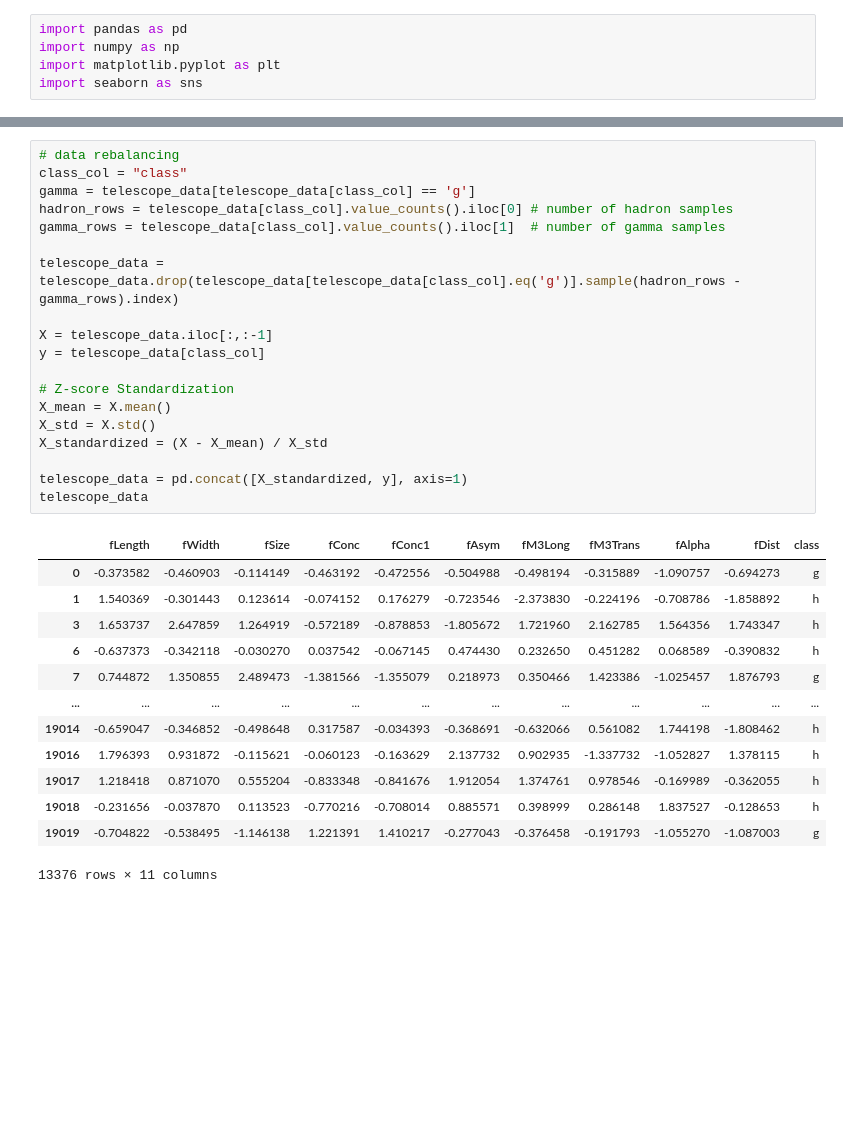
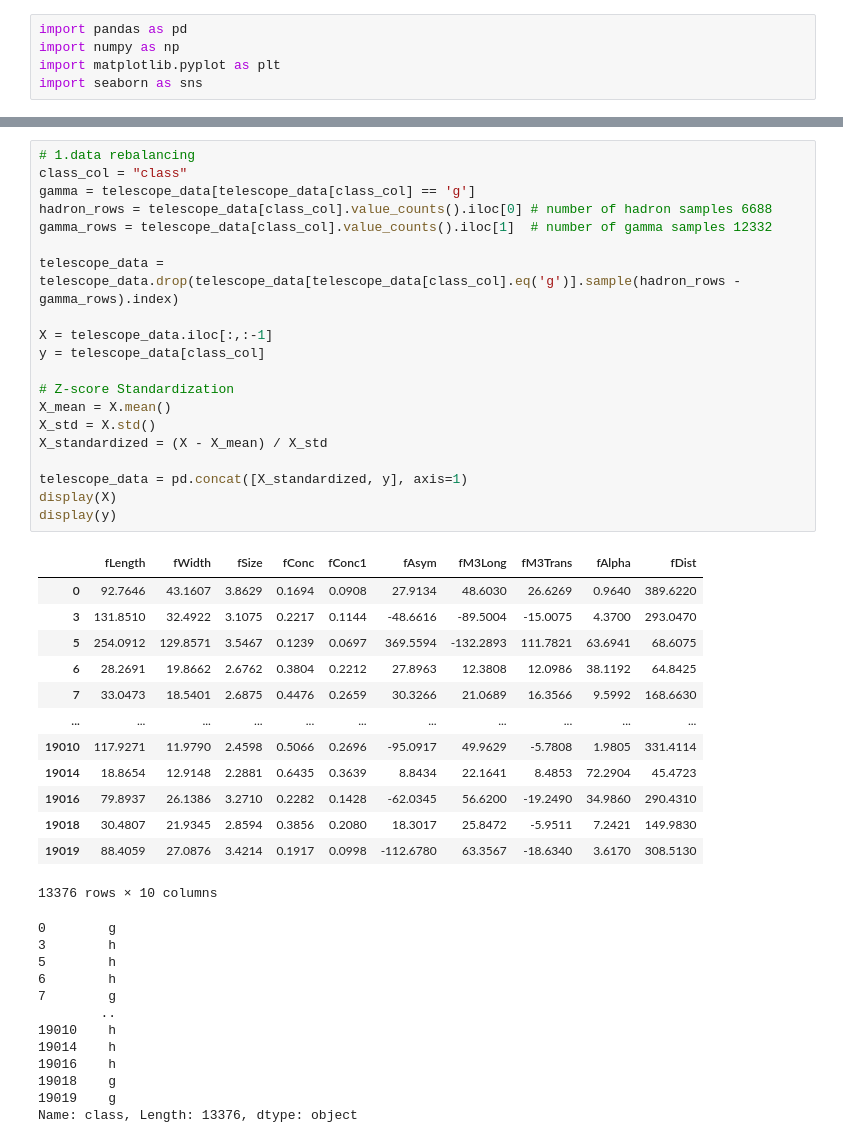
Before and after one commit to oadel1814/Machine-Learning-Classifiaction-and-Regression, a Jupyter notebook: KNN.ipynb, the cells around one changed output, grey strips where cells are left out. Saved outputs shown, nothing was run; the diff lists cells and outputs as text; blank space fills up the shorter version.

```diff
--- a/KNN.ipynb
+++ b/KNN.ipynb
@@ -12,34 +19,47 @@ telescope_data = telescope_data.sample(frac=1).reset_index(drop=True)
 # %%
-# data rebalancing
+# 1.data rebalancing
 class_col = "class"
 gamma = telescope_data[telescope_data[class_col] == 'g']
-hadron_rows = telescope_data[class_col].value_counts().iloc[0] # number of hadron samples
-gamma_rows = telescope_data[class_col].value_counts().iloc[1]  # number of gamma samples
+hadron_rows = telescope_data[class_col].value_counts().iloc[0] # number of hadron samples 6688
+gamma_rows = telescope_data[class_col].value_counts().iloc[1]  # number of gamma samples 12332
 
 telescope_data = telescope_data.drop(telescope_data[telescope_data[class_col].eq('g')].sample(hadron_rows - gamma_rows).index)
 
 X = telescope_data.iloc[:,:-1]
 y = telescope_data[class_col]
 
 # Z-score Standardization
 X_mean = X.mean()
 X_std = X.std()
 X_standardized = (X - X_mean) / X_std
 
 telescope_data = pd.concat([X_standardized, y], axis=1)
-telescope_data
+display(X)
+display(y)
 # %% [output]
-|  | fLength | fWidth | fSize | fConc | fConc1 | fAsym | fM3Long | fM3Trans | fAlpha | fDist | class |
-| 0 | -0.373582 | -0.460903 | -0.114149 | -0.463192 | -0.472556 | -0.504988 | -0.498194 | -0.315889 | -1.090757 | -0.694273 | g |
-| 1 | 1.540369 | -0.301443 | 0.123614 | -0.074152 | 0.176279 | -0.723546 | -2.373830 | -0.224196 | -0.708786 | -1.858892 | h |
-| 3 | 1.653737 | 2.647859 | 1.264919 | -0.572189 | -0.878853 | -1.805672 | 1.721960 | 2.162785 | 1.564356 | 1.743347 | h |
-| 6 | -0.637373 | -0.342118 | -0.030270 | 0.037542 | -0.067145 | 0.474430 | 0.232650 | 0.451282 | 0.068589 | -0.390832 | h |
-| 7 | 0.744872 | 1.350855 | 2.489473 | -1.381566 | -1.355079 | 0.218973 | 0.350466 | 1.423386 | -1.025457 | 1.876793 | g |
-| ... | ... | ... | ... | ... | ... | ... | ... | ... | ... | ... | ... |
-| 19014 | -0.659047 | -0.346852 | -0.498648 | 0.317587 | -0.034393 | -0.368691 | -0.632066 | 0.561082 | 1.744198 | -1.808462 | h |
-| 19016 | 1.796393 | 0.931872 | -0.115621 | -0.060123 | -0.163629 | 2.137732 | 0.902935 | -1.337732 | -1.052827 | 1.378115 | h |
-| 19017 | 1.218418 | 0.871070 | 0.555204 | -0.833348 | -0.841676 | 1.912054 | 1.374761 | 0.978546 | -0.169989 | -0.362055 | h |
-| 19018 | -0.231656 | -0.037870 | 0.113523 | -0.770216 | -0.708014 | 0.885571 | 0.398999 | 0.286148 | 1.837527 | -0.128653 | h |
-| 19019 | -0.704822 | -0.538495 | -1.146138 | 1.221391 | 1.410217 | -0.277043 | -0.376458 | -0.191793 | -1.055270 | -1.087003 | g |
+|  | fLength | fWidth | fSize | fConc | fConc1 | fAsym | fM3Long | fM3Trans | fAlpha | fDist |
+| 0 | 92.7646 | 43.1607 | 3.8629 | 0.1694 | 0.0908 | 27.9134 | 48.6030 | 26.6269 | 0.9640 | 389.6220 |
+| 3 | 131.8510 | 32.4922 | 3.1075 | 0.2217 | 0.1144 | -48.6616 | -89.5004 | -15.0075 | 4.3700 | 293.0470 |
+| 5 | 254.0912 | 129.8571 | 3.5467 | 0.1239 | 0.0697 | 369.5594 | -132.2893 | 111.7821 | 63.6941 | 68.6075 |
+| 6 | 28.2691 | 19.8662 | 2.6762 | 0.3804 | 0.2212 | 27.8963 | 12.3808 | 12.0986 | 38.1192 | 64.8425 |
+| 7 | 33.0473 | 18.5401 | 2.6875 | 0.4476 | 0.2659 | 30.3266 | 21.0689 | 16.3566 | 9.5992 | 168.6630 |
+| ... | ... | ... | ... | ... | ... | ... | ... | ... | ... | ... |
+| 19010 | 117.9271 | 11.9790 | 2.4598 | 0.5066 | 0.2696 | -95.0917 | 49.9629 | -5.7808 | 1.9805 | 331.4114 |
+| 19014 | 18.8654 | 12.9148 | 2.2881 | 0.6435 | 0.3639 | 8.8434 | 22.1641 | 8.4853 | 72.2904 | 45.4723 |
+| 19016 | 79.8937 | 26.1386 | 3.2710 | 0.2282 | 0.1428 | -62.0345 | 56.6200 | -19.2490 | 34.9860 | 290.4310 |
+| 19018 | 30.4807 | 21.9345 | 2.8594 | 0.3856 | 0.2080 | 18.3017 | 25.8472 | -5.9511 | 7.2421 | 149.9830 |
+| 19019 | 88.4059 | 27.0876 | 3.4214 | 0.1917 | 0.0998 | -112.6780 | 63.3567 | -18.6340 | 3.6170 | 308.5130 |
-13376 rows × 11 columns
+13376 rows × 10 columns
+0        g
+3        h
+5        h
+6        h
+7        g
+        ..
+19010    h
+19014    h
+19016    h
+19018    g
+19019    g
+Name: class, Length: 13376, dtype: object
 # %%
```
Also changed, not shown: parts of 12 cells of this notebook.
